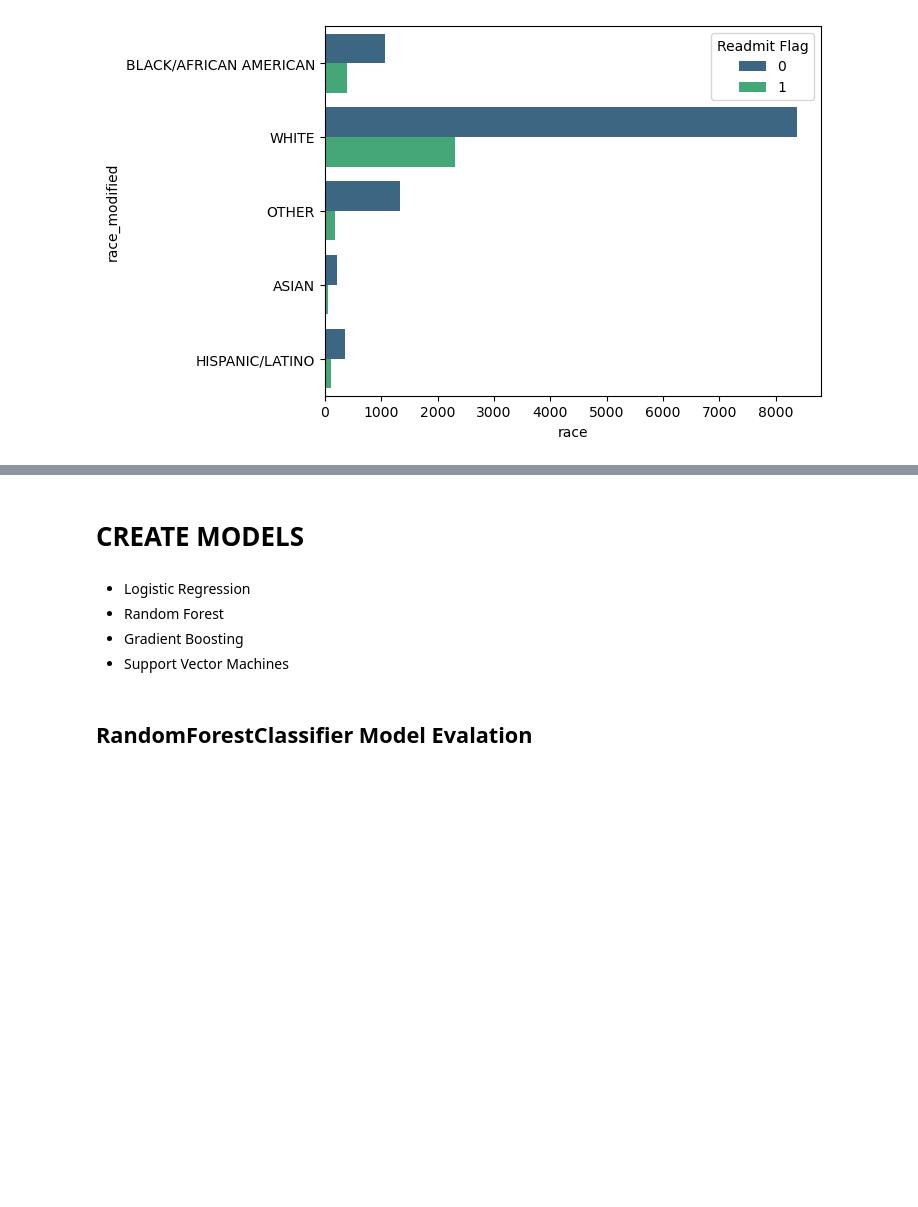
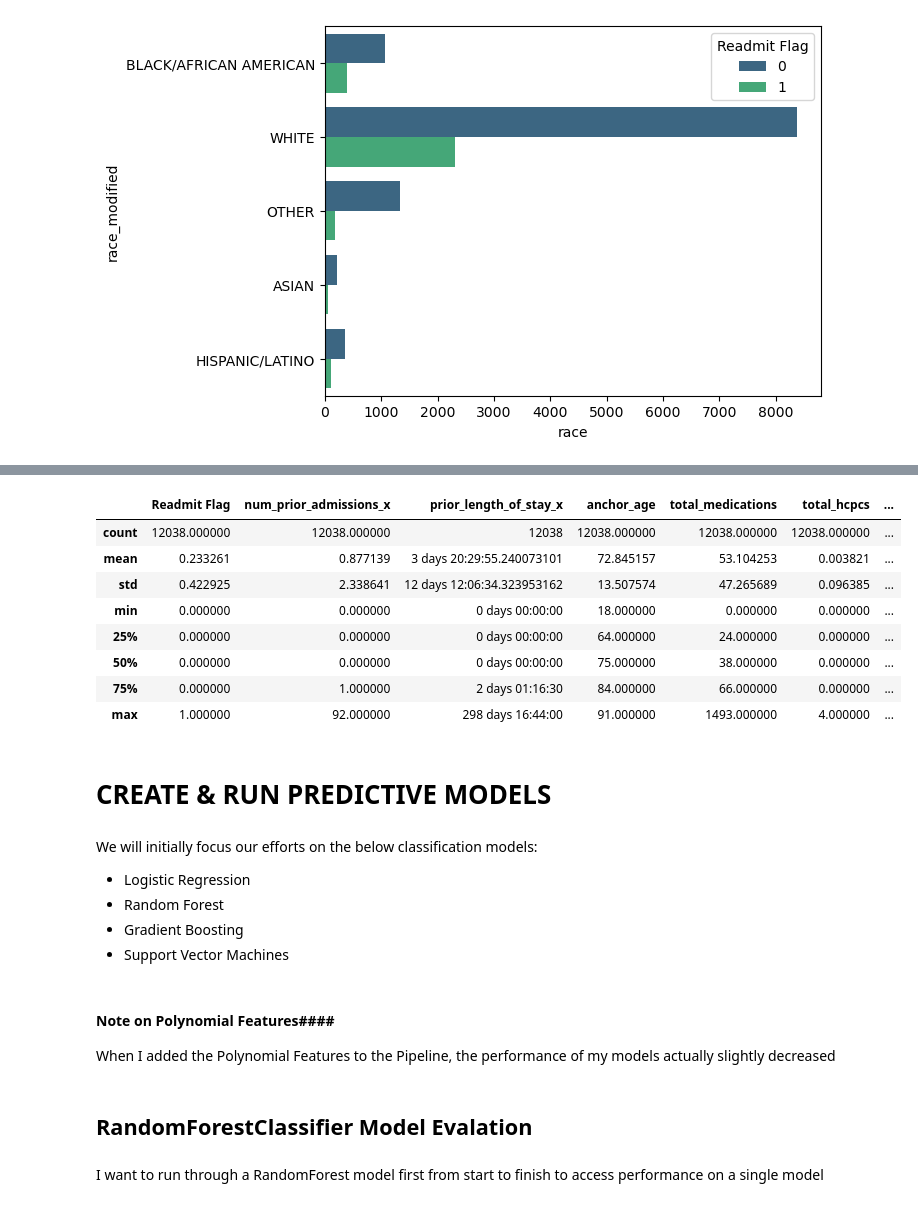
Before and after one commit to blakethom8/Patient-Readmission-Capstone, a Jupyter notebook: CVD Readmission_vFinal.ipynb, the cells around one changed output, grey strips where cells are left out. Saved outputs shown, nothing was run; the diff lists cells and outputs as text; code cells hidden in the pictures; blank space fills up the shorter version.

```diff
--- a/CVD Readmission_vFinal.ipynb
+++ b/CVD Readmission_vFinal.ipynb
@@ -654,0 +673,30 @@ plt.hist(avg_bmi_df['bmi'], edgecolor='black')
+# %%
+admit_bp = first_admission_db[['subject_id', 'admittime']].merge(omr_db, on = 'subject_id', how='inner')
+admit_bp['admittime'] = pd.to_datetime(admit_bp['admittime'])
+admit_bp['chartdate'] = pd.to_datetime(admit_bp['chartdate'])
+
+# Calculate the absolute difference in days between admittime and chartdate
+admit_bp['time_diff'] = (admit_bp['admittime'] - admit_bp['chartdate']).abs()
+
+# Convert time difference to days
+admit_bp['time_diff'] = admit_bp['time_diff'].dt.days
+
+# Filter rows where time difference is less than or equal to 20 days
+admit_bp = admit_bp[admit_bp['time_diff'] <= 5]
+
+# Drop the time_diff column if not needed
+admit_bp = admit_bp.drop(columns=['time_diff'])
+
+# Filter the DataFrame where result_name is 'BMI (kg/m2)'
+admit_bp = admit_bp[admit_bp['result_name'] == 'Blood Pressure']
+admit_bp [['systolic_bp', 'diastolic_bp']] = admit_bp['result_value'].str.split('/', expand=True)
+admit_bp['systolic_bp'] = pd.to_numeric(admit_bp['systolic_bp'])
+admit_bp['diastolic_bp'] = pd.to_numeric(admit_bp['diastolic_bp'])
+
+# # # Group by subject_id and calculate the average BMI
+admit_bp_df = admit_bp.groupby('subject_id')['systolic_bp', 'diastolic_bp'].mean().reset_index()
+
+admit_bp_df['bp_ratio'] = admit_bp_df['systolic_bp'] / admit_bp_df['diastolic_bp']
+admit_bp_df['systolic_bp'] = pd.to_numeric(admit_bp_df['systolic_bp'])
+
+admit_bp_df.info()
@@ -961,0 +1035,12 @@ df_1.to_csv('my_dataframe.csv', index=False)
+# %%
+df_1.describe()
+# %% [output]
+|  | Readmit Flag | num_prior_admissions_x | prior_length_of_stay_x | anchor_age | total_medications | total_hcpcs | ... |
+| count | 12038.000000 | 12038.000000 | 12038 | 12038.000000 | 12038.000000 | 12038.000000 | ... |
+| mean | 0.233261 | 0.877139 | 3 days 20:29:55.240073101 | 72.845157 | 53.104253 | 0.003821 | ... |
+| std | 0.422925 | 2.338641 | 12 days 12:06:34.323953162 | 13.507574 | 47.265689 | 0.096385 | ... |
+| min | 0.000000 | 0.000000 | 0 days 00:00:00 | 18.000000 | 0.000000 | 0.000000 | ... |
+| 25% | 0.000000 | 0.000000 | 0 days 00:00:00 | 64.000000 | 24.000000 | 0.000000 | ... |
+| 50% | 0.000000 | 0.000000 | 0 days 00:00:00 | 75.000000 | 38.000000 | 0.000000 | ... |
+| 75% | 0.000000 | 1.000000 | 2 days 01:16:30 | 84.000000 | 66.000000 | 0.000000 | ... |
+| max | 1.000000 | 92.000000 | 298 days 16:44:00 | 91.000000 | 1493.000000 | 4.000000 | ... |
@@ -962,6 +1049,8 @@ df_1.to_csv('my_dataframe.csv', index=False)
 # %% [markdown]
-# CREATE MODELS
+# CREATE & RUN PREDICTIVE MODELS
 # %% [markdown]
+We will initially focus our efforts on the below classification models:
+
 - Logistic Regression
 - Random Forest
 - Gradient Boosting
@@ -1036,8 +1129,13 @@ preprocessor = ColumnTransformer(
         ('cat', categorical_transformer, categorical_features),
         ('timedelta', timedelta_transformer, timedelta_features)
     ])
-# %% [markdown]
-## RandomForestClassifier Model Evalation
+# %% [markdown]
+#### Note on Polynomial Features####
+When I added the Polynomial Features to the Pipeline, the performance of my models actually slightly decreased
+# %% [markdown]
+## RandomForestClassifier Model Evalation
+# %% [markdown]
+I want to run through a RandomForest model first from start to finish to access performance on a single model
 # %%
 # Create the final pipeline with preprocessing and classifier
 pipeline = Pipeline([
```
Also changed, not shown: parts of 65 cells of this notebook.
